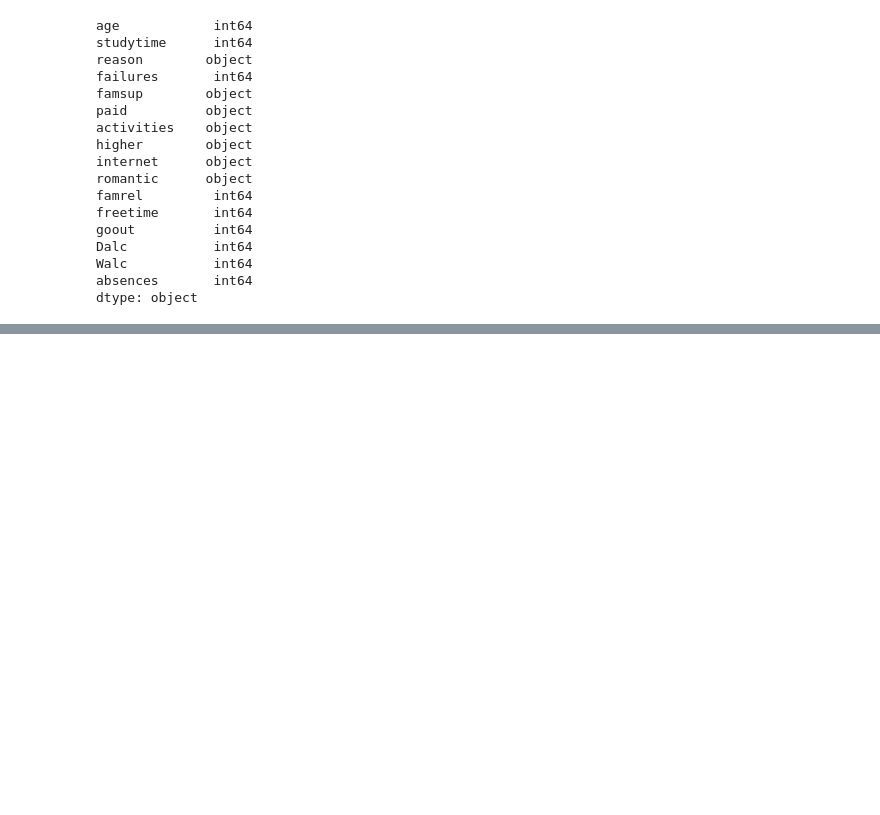
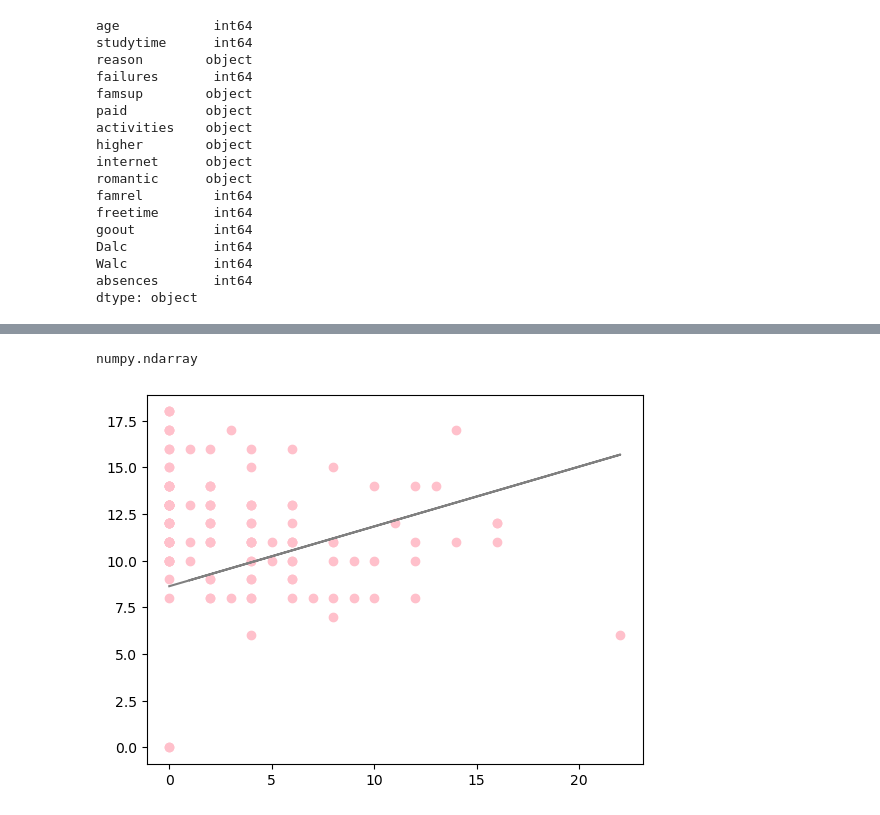
Before and after one commit to PNUAITeam13/AlcoholConsumption, a Jupyter notebook: alcohol_consumption.ipynb, the cells around one changed output, grey strips where cells are left out. Cells and saved outputs as stored; diff of their text form; code cells hidden in the pictures; blank space fills up the shorter version.

Commit message:
[STARTAI-4] Attempted to implement linear regression

```diff
--- a/alcohol_consumption.ipynb
+++ b/alcohol_consumption.ipynb
@@ -203 +203,19 @@ X_train
 519 rows × 19 columns
+# %%
+from linear.linear_regression import LinearRegression
+
+our_linear_regression = LinearRegression(n_estimators=100, learning_rate=0.01)
+m,b = our_linear_regression.fit(X_train, y_train, 14)
+
+result = our_linear_regression.predict(X_valid)
+# %%
+type(result.index.to_numpy())
+# %% [output]
+numpy.ndarray
+# %%
+import matplotlib.pyplot as plt
+plt.scatter(X_valid.absences, y_valid, color='pink')
+plt.plot(X_valid.absences.to_numpy(), result.values, color='gray')
+plt.show()
+# %% [output]
+[figure, added]
```
Also changed, not shown: parts of 5 cells of this notebook, 2 other files.
